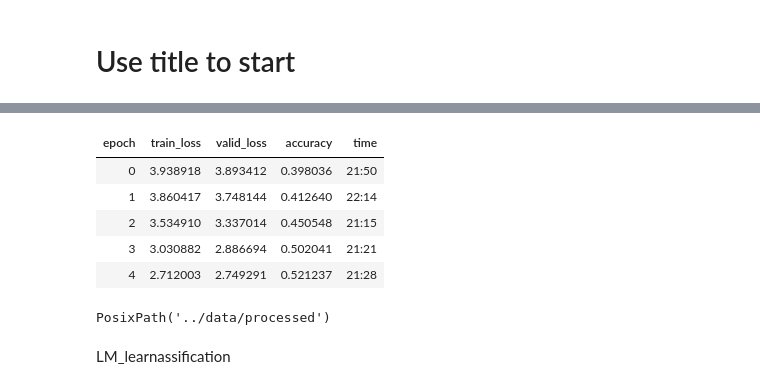
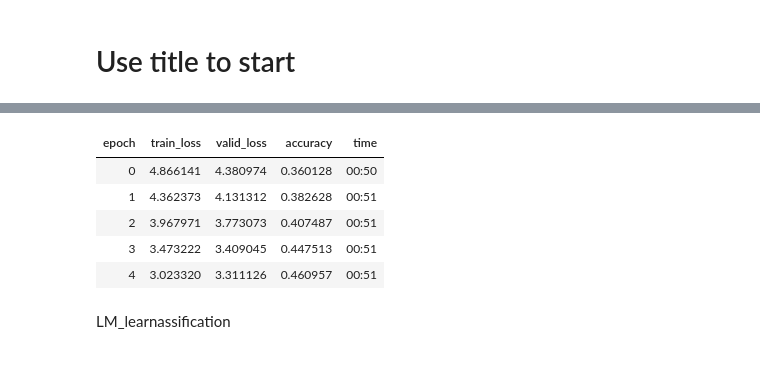
Before and after one commit to davanstrien/Website-Classification, a Jupyter notebook: notebooks/04_nlp.ipynb, the cells around one changed output, grey strips where cells are left out. Cells and saved outputs as stored; diff of their text form; code cells hidden in the pictures.

```diff
--- a/notebooks/04_nlp.ipynb
+++ b/notebooks/04_nlp.ipynb
@@ -37,5 +39,5 @@ data = Path('/Users/dvanstrien/Desktop/out_mul/0002084/1857/')
 # %%
-data = Path('../data/processed/')
+data = Path('../data/processed/text/')
 
 data.ls()
 # %% [output]
@@ -71,16 +138,12 @@ LM_learn.recorder.plot()
 # %%
-LM_learn.fit_one_cycle(5,max_lr=1e-01)
+LM_learn.fit_one_cycle(10,max_lr=1e-01)
 # %% [output]
 | epoch | train_loss | valid_loss | accuracy | time |
-| 0 | 3.938918 | 3.893412 | 0.398036 | 21:50 |
-| 1 | 3.860417 | 3.748144 | 0.412640 | 22:14 |
-| 2 | 3.534910 | 3.337014 | 0.450548 | 21:15 |
-| 3 | 3.030882 | 2.886694 | 0.502041 | 21:21 |
-| 4 | 2.712003 | 2.749291 | 0.521237 | 21:28 |
+| 0 | 4.866141 | 4.380974 | 0.360128 | 00:50 |
+| 1 | 4.362373 | 4.131312 | 0.382628 | 00:51 |
+| 2 | 3.967971 | 3.773073 | 0.407487 | 00:51 |
+| 3 | 3.473222 | 3.409045 | 0.447513 | 00:51 |
+| 4 | 3.023320 | 3.311126 | 0.460957 | 00:51 |
 # %%
 #LM_learn.path
 LM_learn.save_encoder('ft_enc')
-# %%
-c
-# %% [output]
-PosixPath('../data/processed')
```
Also changed, not shown: parts of 71 cells of this notebook, 3 other files.
